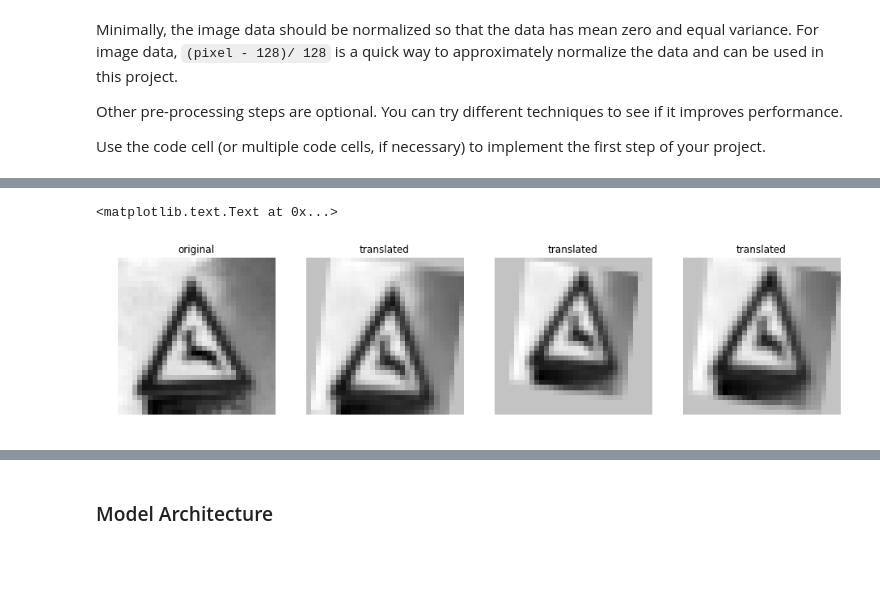
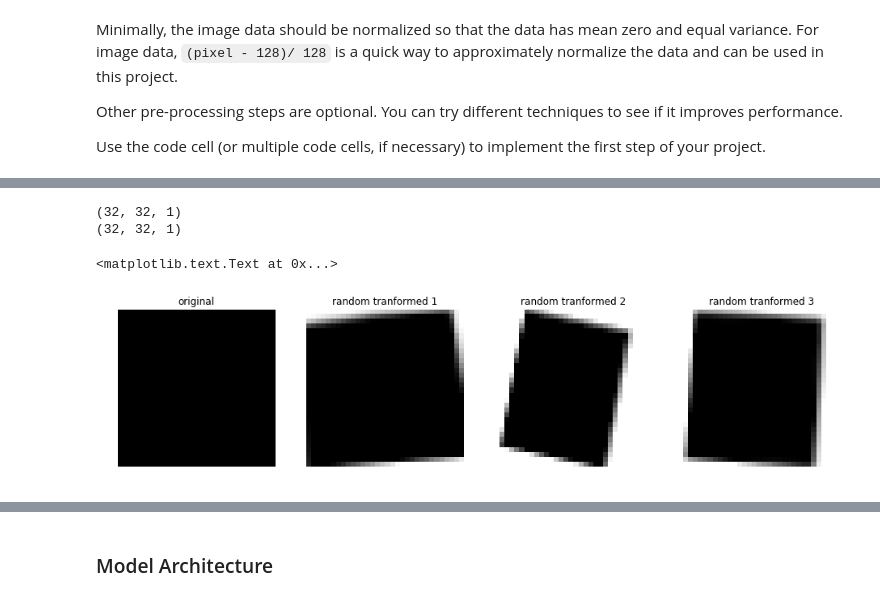
Before and after one commit to FutureKen/CarND-Traffic-Sign-Classifier-Project, a Jupyter notebook: Traffic_Sign_Classifier.ipynb, the cells around one changed output, grey strips where cells are left out. Drawn from its saved outputs; the diff is of its cells as text; code cells hidden in the pictures; blank space fills up the shorter version.

Commit message:
Augmented dataset, update functions

```diff
--- a/Traffic_Sign_Classifier.ipynb
+++ b/Traffic_Sign_Classifier.ipynb
@@ -173,9 +195,9 @@ BATCH_SIZE = 128
 # %%
 ### From previous histogram, we can see some types of labels has
 ### significantly smaller amount of training sets. So we need to generate some fake data
-import cv2
+from skimage import exposure
 
-def transform_image(image, ang_range=10, warp_range=8, trans_range=8):
+def transform_image(image, ang_range=12, warp_range=6, trans_range=6, brightness_range=0.75):
     # Random Rotation
     ang_rot = np.random.uniform(ang_range)-ang_range/2
     rows,cols,ch = image.shape
@@ -192,39 +214,47 @@ def transform_image(image, ang_range=10, warp_range=8, trans_range=8):
     warp_M = cv2.getAffineTransform(pts1,pts2)
 
     image = cv2.warpAffine(image,Rot_M,(cols,rows))
     image = cv2.warpAffine(image,Trans_M,(cols,rows))
     image = cv2.warpAffine(image,warp_M,(cols,rows))
 
     #Random Brightness
-    #image = augment_brightness_camera_images(image)
+    random_bright = 1 + np.random.uniform(-0.3, 0.3)
+    image[:, :] = image[:, :] * random_bright
+    image[:, :][image[:, :] > 255] = 255
 
-    # Preprocessing
-    #image = pre_process_image(image)
+    #Random Histagram E
+    #image[:, :] = exposure.equalize_hist(image[:, :])
 
+
+
+    image = image[:,:,np.newaxis]
     return image
 
 test_img = X_train[555]
-
+print(test_img.shape)
 test_dst = transform_image(test_img)
+print(test_dst.shape)
 test_dst1 = transform_image(test_img)
 test_dst2 = transform_image(test_img)
 fig, axs = plt.subplots(1,4, figsize=(16, 9))
 
 axs[0].axis('off')
 axs[0].imshow(test_img.squeeze(), cmap='gray')
 axs[0].set_title('original')
 
 axs[1].axis('off')
 axs[1].imshow(test_dst.squeeze(), cmap='gray')
-axs[1].set_title('translated')
+axs[1].set_title('random tranformed 1')
 
 axs[2].axis('off')
 axs[2].imshow(test_dst1.squeeze(), cmap='gray')
-axs[2].set_title('translated')
+axs[2].set_title('random tranformed 2')
 
 axs[3].axis('off')
 axs[3].imshow(test_dst2.squeeze(), cmap='gray')
-axs[3].set_title('translated')
+axs[3].set_title('random tranformed 3')
 # %% [output]
-<matplotlib.text.Text at 0x...>
+(32, 32, 1)
+(32, 32, 1)
+<matplotlib.text.Text at 0x...>
-[figure, old version]
+[figure, new version]
```
Also changed, not shown: parts of 13 cells of this notebook.
